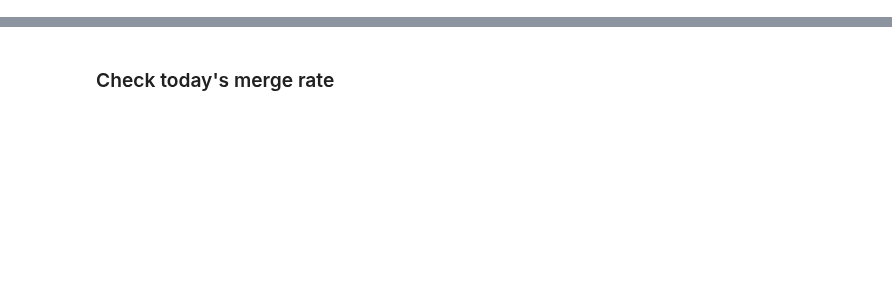
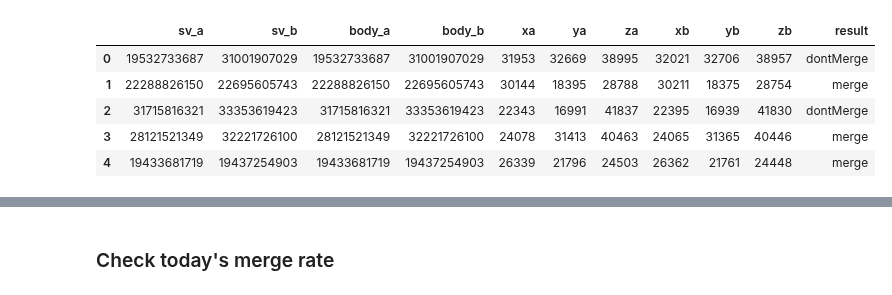
Before and after one commit to janelia-flyem/neuclease, a Jupyter notebook: notebooks/focused-decision-analysis.ipynb, the cells around one changed output, grey strips where cells are left out. Saved outputs shown, nothing was run; the diff lists cells and outputs as text; code cells hidden in the pictures; blank space fills up the shorter version.

```diff
--- a/notebooks/focused-decision-analysis.ipynb
+++ b/notebooks/focused-decision-analysis.ipynb
@@ -37 +91,10 @@ Fetched 221356 decisions
+# %%
+decisions[['sv_a', 'sv_b', 'body_a', 'body_b', 'xa', 'ya', 'za', 'xb', 'yb', 'zb', 'result']].head()
+# %% [output]
+|  | sv_a | sv_b | body_a | body_b | xa | ya | za | xb | yb | zb | result |
+| 0 | 19532733687 | 31001907029 | 19532733687 | 31001907029 | 31953 | 32669 | 38995 | 32021 | 32706 | 38957 | dontMerge |
+| 1 | 22288826150 | 22695605743 | 22288826150 | 22695605743 | 30144 | 18395 | 28788 | 30211 | 18375 | 28754 | merge |
+| 2 | 31715816321 | 33353619423 | 31715816321 | 33353619423 | 22343 | 16991 | 41837 | 22395 | 16939 | 41830 | dontMerge |
+| 3 | 28121521349 | 32221726100 | 28121521349 | 32221726100 | 24078 | 31413 | 40463 | 24065 | 31365 | 40446 | merge |
+| 4 | 19433681719 | 19437254903 | 19433681719 | 19437254903 | 26339 | 21796 | 24503 | 26362 | 21761 | 24448 | merge |
 # %%
```
Also changed, not shown: parts of 22 cells of this notebook.
